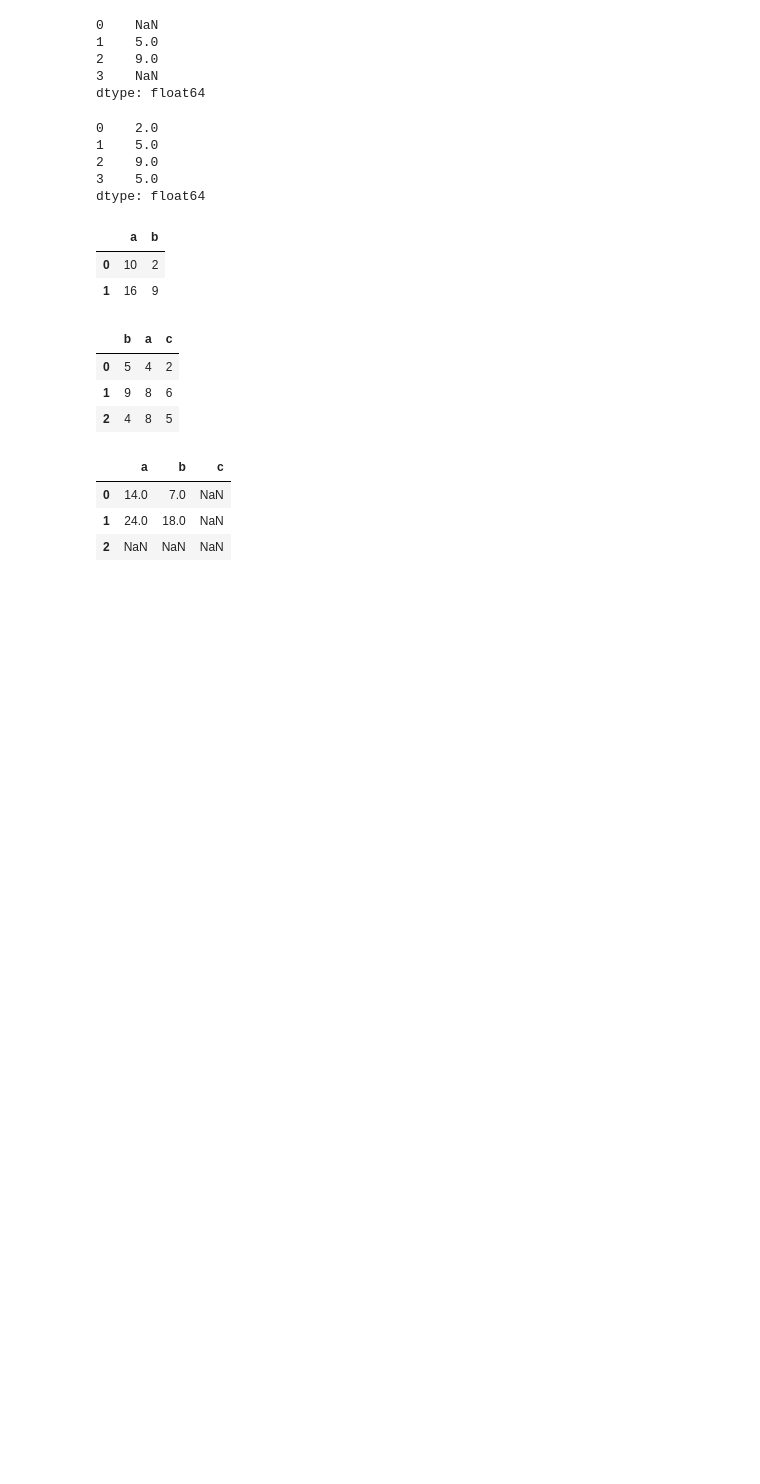
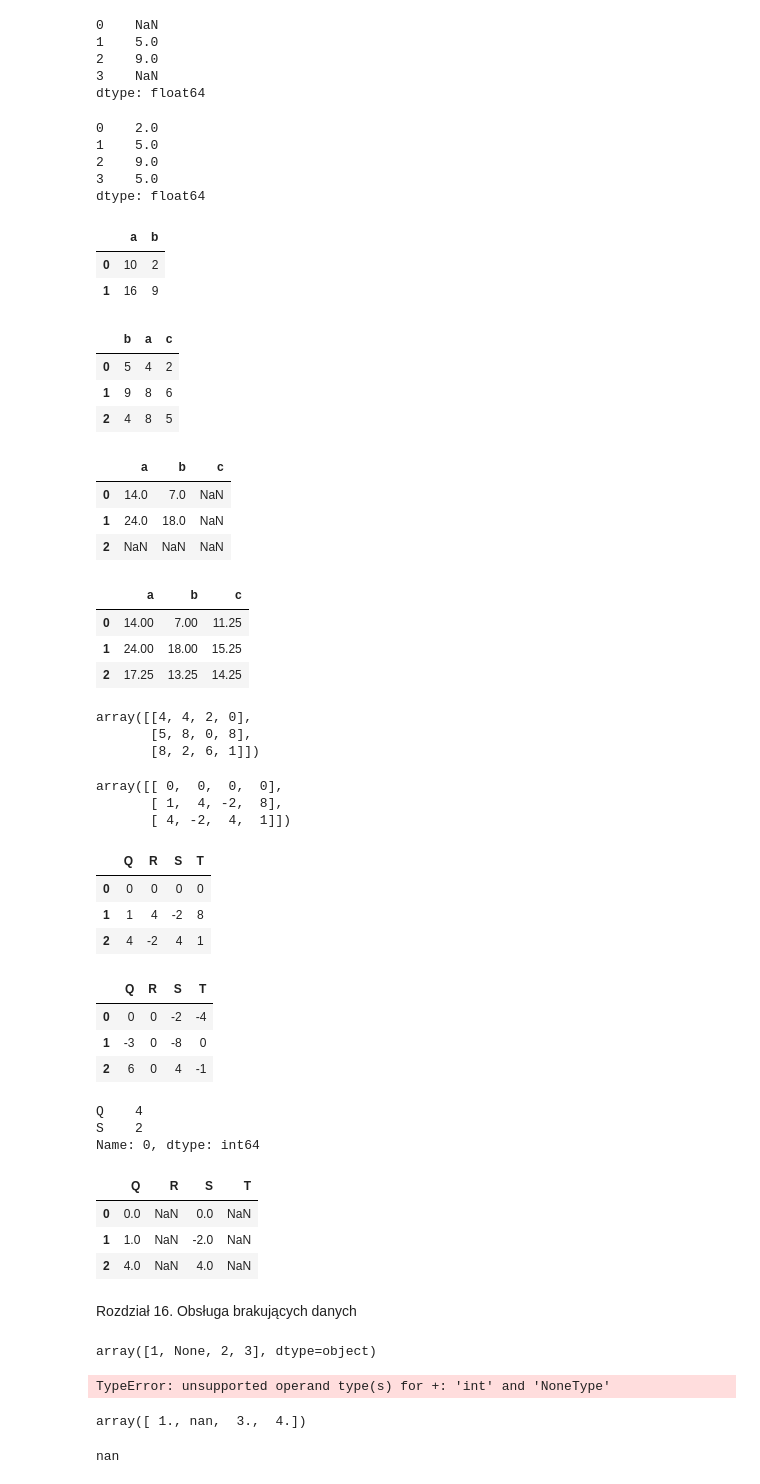
Before and after one commit to aradatascience/arads-Python-workspace, a Jupyter notebook: jupyter_04_pandas.ipynb, the cells around one changed output. Drawn from its saved outputs; the diff is of its cells as text; code cells hidden in the pictures; blank space fills up the shorter version.

Commit message:
update jupyrer_04_pandas

```diff
--- a/jupyter_04_pandas.ipynb
+++ b/jupyter_04_pandas.ipynb
@@ -541,3 +541,79 @@ A + B
 | 0 | 14.0 | 7.0 | NaN |
 | 1 | 24.0 | 18.0 | NaN |
 | 2 | NaN | NaN | NaN |
+# %%
+A.add(B, fill_value=A.values.mean())
+# %% [output]
+|  | a | b | c |
+| 0 | 14.00 | 7.00 | 11.25 |
+| 1 | 24.00 | 18.00 | 15.25 |
+| 2 | 17.25 | 13.25 | 14.25 |
+# %%
+A = rng.integers(10, size=(3, 4))
+A
+# %% [output]
+array([[4, 4, 2, 0],
+       [5, 8, 0, 8],
+       [8, 2, 6, 1]])
+# %%
+A - A[0]
+# %% [output]
+array([[ 0,  0,  0,  0],
+       [ 1,  4, -2,  8],
+       [ 4, -2,  4,  1]])
+# %%
+df = pd.DataFrame(A, columns=['Q', 'R', 'S', 'T'])
+df - df.iloc[0]
+# %% [output]
+|  | Q | R | S | T |
+| 0 | 0 | 0 | 0 | 0 |
+| 1 | 1 | 4 | -2 | 8 |
+| 2 | 4 | -2 | 4 | 1 |
+# %%
+df.subtract(df['R'], axis=0)
+# %% [output]
+|  | Q | R | S | T |
+| 0 | 0 | 0 | -2 | -4 |
+| 1 | -3 | 0 | -8 | 0 |
+| 2 | 6 | 0 | 4 | -1 |
+# %%
+halfrow = df.iloc[0, ::2]
+halfrow
+# %% [output]
+Q    4
+S    2
+Name: 0, dtype: int64
+# %%
+df - halfrow
+# %% [output]
+|  | Q | R | S | T |
+| 0 | 0.0 | NaN | 0.0 | NaN |
+| 1 | 1.0 | NaN | -2.0 | NaN |
+| 2 | 4.0 | NaN | 4.0 | NaN |
+# %% [markdown]
+Rozdział 16. Obsługa brakujących danych
+# %%
+# None jako rodzaj wartownika
+# (None jest obiektem, dtype=object) - dłusze obliczenia bo na poziomie obiektu Pythona, a nie liczb Numpy/Pandas
+# Nie obsługuje z nim operacji arytmetycznych
+
+vals1 = np.array([1, None, 2, 3])
+vals1
+# %% [output]
+array([1, None, 2, 3], dtype=object)
+# %%
+vals1.sum()
+# %% [output]
+TypeError: unsupported operand type(s) for +: 'int' and 'NoneType'
+# %%
+# NaN - No a Number - brakujące dane liczbowe - Z PAKIETU NUMPY (np.nan)
+# wartość zmiennoprzecinkowa, szybkie obliczenia, ALE UWAGA - NAN TO WIRUS - wszystko czego dotknie zmienia się w nan
+
+vals2 = np.array([1, np.nan, 3, 4])
+vals2
+# %% [output]
+array([ 1., nan,  3.,  4.])
+# %%
+1 + np.nan
+# %% [output]
+nan
```
Also changed, not shown: parts of 26 cells of this notebook.
